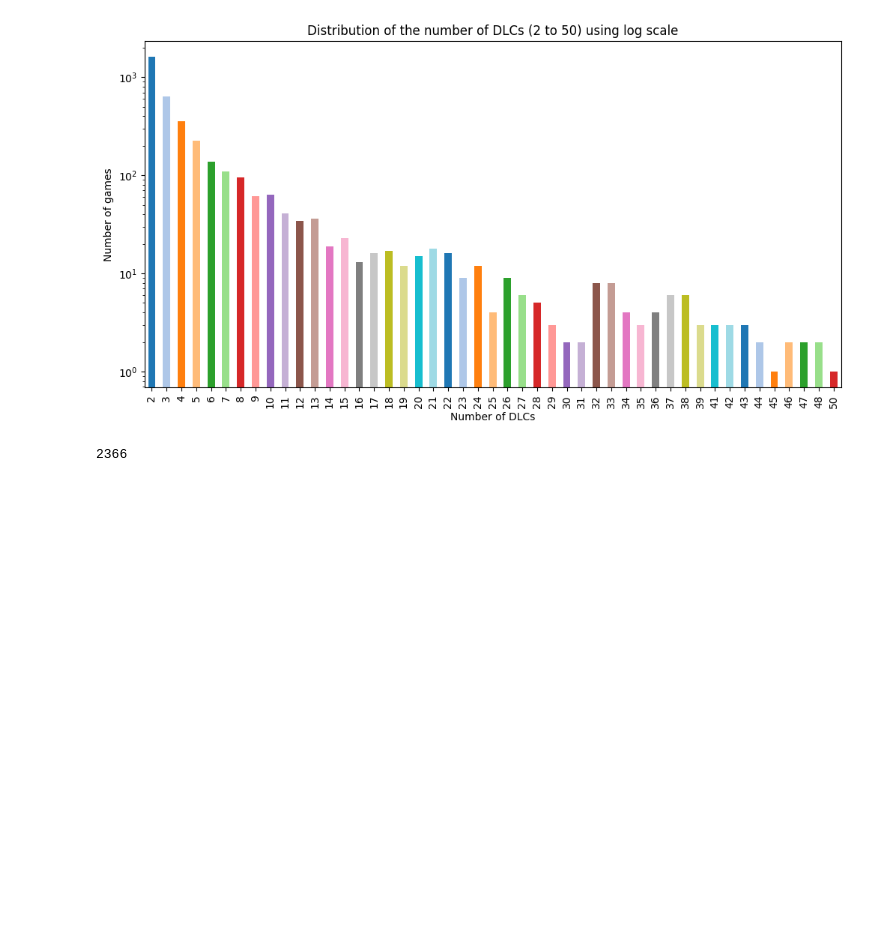
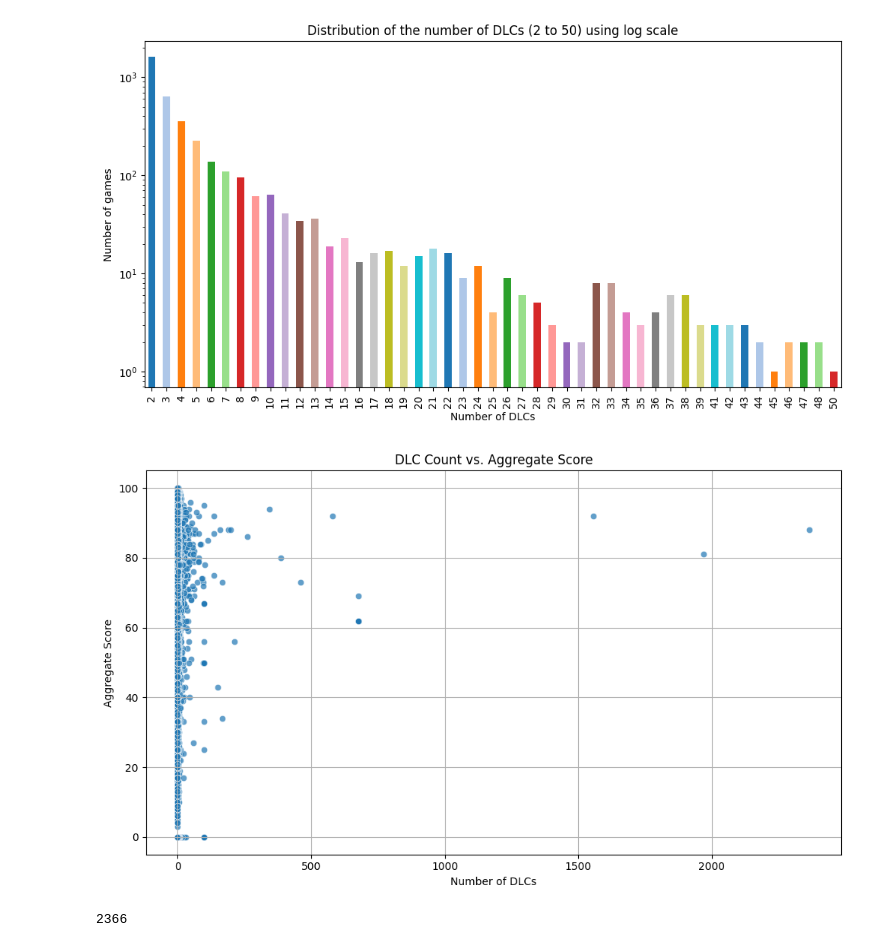
Before and after one commit to adsh16/game-recommendation-system, a Jupyter notebook: eda.ipynb, the cells around one changed output. Saved outputs shown, nothing was run; the diff lists cells and outputs as text; code cells hidden in the pictures; blank space fills up the shorter version.

```diff
--- a/eda.ipynb
+++ b/eda.ipynb
@@ -258,6 +258,17 @@ plt.ylabel('Number of games')
 plt.show()
 # %% [output]
 [figure]
+# %%
+plt.figure(figsize=(10, 6))
+sns.scatterplot(data=df, x='dlc_count', y='aggregate_score', alpha=0.7)
+plt.title('DLC Count vs. Aggregate Score')
+plt.xlabel('Number of DLCs')
+plt.ylabel('Aggregate Score')
+plt.grid()
+plt.tight_layout()
+plt.show()
+# %% [output]
+[figure, added]
 # %%
 # Maximum number of DLCs
 df['dlc_count'].max()
```
Also changed, not shown: parts of 5 cells of this notebook.
